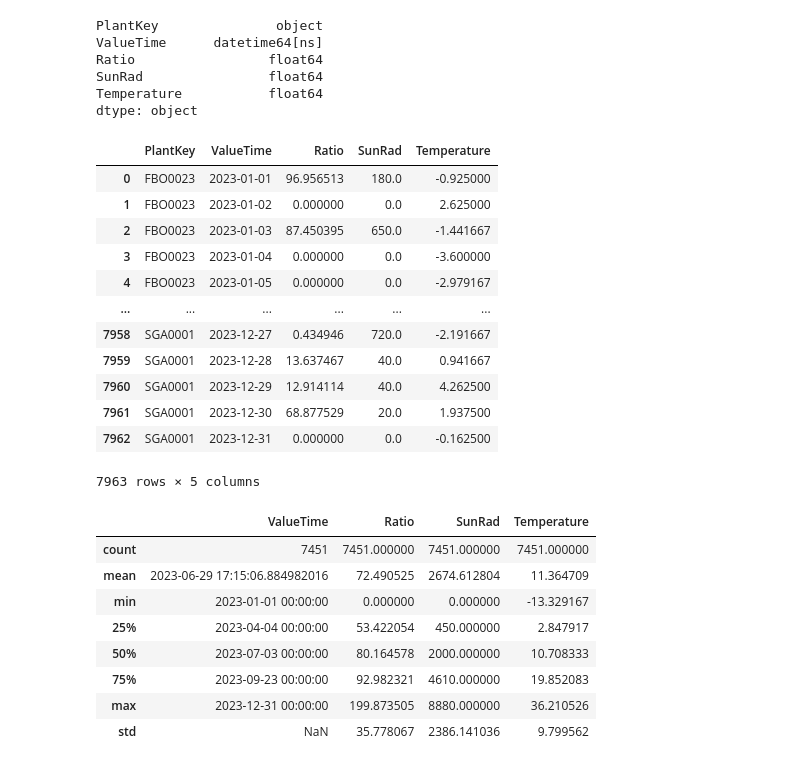
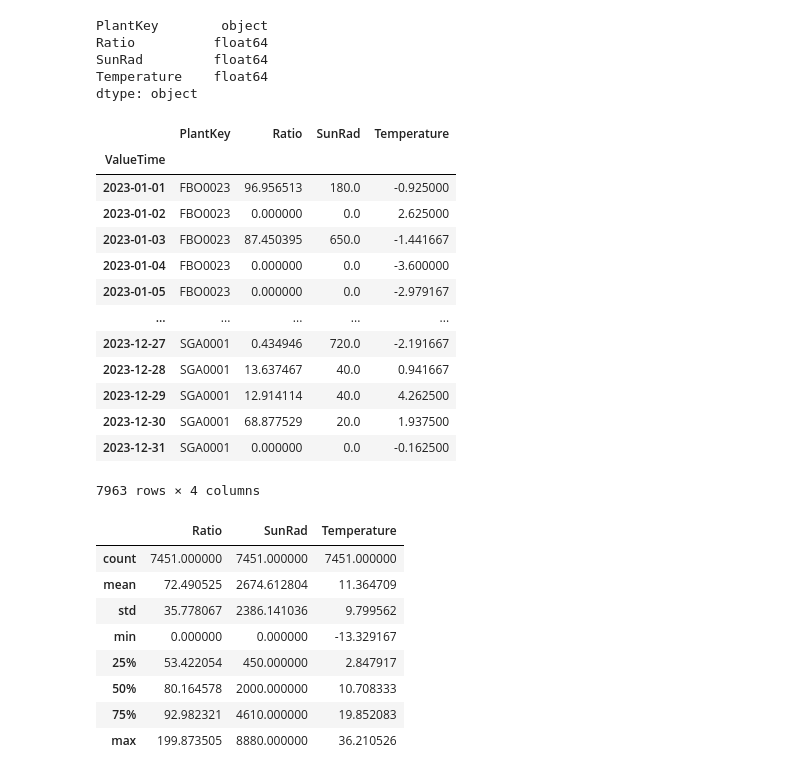
Before and after one commit to Poparded/Arima_solcell, a Jupyter notebook: Arima_solcell/Arima.ipynb, the cells around one changed output. Saved outputs shown, nothing was run; the diff lists cells and outputs as text; code cells hidden in the pictures.

```diff
--- a/Arima_solcell/Arima.ipynb
+++ b/Arima_solcell/Arima.ipynb
@@ -9,9 +9,9 @@ import matplotlib.pyplot as plt  # Matplotlib's pyplot for plotting graphs
 columns_to_load = ['PlantKey', 'Temperature', 'SunRad', 'Ratio', 'ValueTime']
 
 # Read the Excel file with specified columns
-data = pd.read_excel("data/PrelData ExJobb.xlsx", usecols=columns_to_load)
+data = pd.read_excel("data/PrelData ExJobb.xlsx", usecols=columns_to_load, index_col= "ValueTime",parse_dates=True)
 
-#data = pd.read_csv("data/PrelData ExJobb(Blad1).csv",)
+#data = pd.read_csv("data/PrelData ExJobb(Blad1).csv", usecols=columns_to_load, index_col= "ValueTime",parse_dates=True)
 #index_col='ValueTime'
 data.dtypes
 
@@ -44,10 +44,3 @@ Ratio          float64
 SunRad         float64
 Temperature    float64
 dtype: object
-# %%
-data["ValueTime"] = pd.to_datetime(data["ValueTime"])
-#data["PlantKey"] = pd.to_numeric(data["PlantKey"], errors='coerce')
-
-
-data.index.freq =data.index.freq = "D"
-data.index.freq
@@ -56,28 +47,28 @@ data.index.freq
 # %%
 data.dtypes
 # %% [output]
-PlantKey               object
-ValueTime      datetime64[ns]
-Ratio                 float64
-SunRad                float64
-Temperature           float64
+PlantKey        object
+Ratio          float64
+SunRad         float64
+Temperature    float64
 dtype: object
 # %%
 data
 # %% [output]
-|  | PlantKey | ValueTime | Ratio | SunRad | Temperature |
-| 0 | FBO0023 | 2023-01-01 | 96.956513 | 180.0 | -0.925000 |
-| 1 | FBO0023 | 2023-01-02 | 0.000000 | 0.0 | 2.625000 |
-| 2 | FBO0023 | 2023-01-03 | 87.450395 | 650.0 | -1.441667 |
-| 3 | FBO0023 | 2023-01-04 | 0.000000 | 0.0 | -3.600000 |
-| 4 | FBO0023 | 2023-01-05 | 0.000000 | 0.0 | -2.979167 |
-| ... | ... | ... | ... | ... | ... |
-| 7958 | SGA0001 | 2023-12-27 | 0.434946 | 720.0 | -2.191667 |
-| 7959 | SGA0001 | 2023-12-28 | 13.637467 | 40.0 | 0.941667 |
-| 7960 | SGA0001 | 2023-12-29 | 12.914114 | 40.0 | 4.262500 |
-| 7961 | SGA0001 | 2023-12-30 | 68.877529 | 20.0 | 1.937500 |
-| 7962 | SGA0001 | 2023-12-31 | 0.000000 | 0.0 | -0.162500 |
+|  | PlantKey | Ratio | SunRad | Temperature |
+| ValueTime |  |  |  |  |
+| 2023-01-01 | FBO0023 | 96.956513 | 180.0 | -0.925000 |
+| 2023-01-02 | FBO0023 | 0.000000 | 0.0 | 2.625000 |
+| 2023-01-03 | FBO0023 | 87.450395 | 650.0 | -1.441667 |
+| 2023-01-04 | FBO0023 | 0.000000 | 0.0 | -3.600000 |
+| 2023-01-05 | FBO0023 | 0.000000 | 0.0 | -2.979167 |
+| ... | ... | ... | ... | ... |
+| 2023-12-27 | SGA0001 | 0.434946 | 720.0 | -2.191667 |
+| 2023-12-28 | SGA0001 | 13.637467 | 40.0 | 0.941667 |
+| 2023-12-29 | SGA0001 | 12.914114 | 40.0 | 4.262500 |
+| 2023-12-30 | SGA0001 | 68.877529 | 20.0 | 1.937500 |
+| 2023-12-31 | SGA0001 | 0.000000 | 0.0 | -0.162500 |
-7963 rows × 5 columns
+7963 rows × 4 columns
 # %%
 def remove_outliers(df, column):
     Q1 = df[column].quantile(0.25)
@@ -101,44 +92,43 @@ data.describe()  # Describing the statistical aspects of data
 def find_outliers_iqr(data, column):
     Q1 = data[column].quantile(0.25)
     Q3 = data[column].quantile(0.75)
     IQR = Q3 - Q1
     lower_bound = Q1 - 1.5 * IQR
     upper_bound = Q3 + 1.5 * IQR
 
     outliers = data[(data[column] < lower_bound) | (data[column] > upper_bound)]
     return outliers
 
 # Apply the function to your data column
 #outliers = find_outliers_iqr(data, 'Ratio')
 #print(f"Number of outliers detected: {len(outliers)}")
 
 
 
 def remove_negative_values(data, column):
 
     filtered_data = data[data[column] >= 0]
     return filtered_data
 
 
 def remove_Positive_values(data, column):
-
     filtered_data = data[data[column] < 200]
     return filtered_data
-cleaned_data=remove_negative_values(data,"Ratio")
-cleaned_data_final=remove_Positive_values(cleaned_data,"Ratio")
+data=remove_negative_values(data,"Ratio")
+data=remove_Positive_values(data,"Ratio")
 
 
 data.describe()
 #cleaned_data_final.describe()
 # %% [output]
-|  | ValueTime | Ratio | SunRad | Temperature |
-| count | 7451 | 7451.000000 | 7451.000000 | 7451.000000 |
-| mean | 2023-06-29 17:15:06.884982016 | 72.490525 | 2674.612804 | 11.364709 |
-| min | 2023-01-01 00:00:00 | 0.000000 | 0.000000 | -13.329167 |
-| 25% | 2023-04-04 00:00:00 | 53.422054 | 450.000000 | 2.847917 |
-| 50% | 2023-07-03 00:00:00 | 80.164578 | 2000.000000 | 10.708333 |
-| 75% | 2023-09-23 00:00:00 | 92.982321 | 4610.000000 | 19.852083 |
-| max | 2023-12-31 00:00:00 | 199.873505 | 8880.000000 | 36.210526 |
-| std | NaN | 35.778067 | 2386.141036 | 9.799562 |
+|  | Ratio | SunRad | Temperature |
+| count | 7451.000000 | 7451.000000 | 7451.000000 |
+| mean | 72.490525 | 2674.612804 | 11.364709 |
+| std | 35.778067 | 2386.141036 | 9.799562 |
+| min | 0.000000 | 0.000000 | -13.329167 |
+| 25% | 53.422054 | 450.000000 | 2.847917 |
+| 50% | 80.164578 | 2000.000000 | 10.708333 |
+| 75% | 92.982321 | 4610.000000 | 19.852083 |
+| max | 199.873505 | 8880.000000 | 36.210526 |
 # %%
 # Data splitting
```
Also changed, not shown: parts of 31 cells of this notebook, 50 other files.
